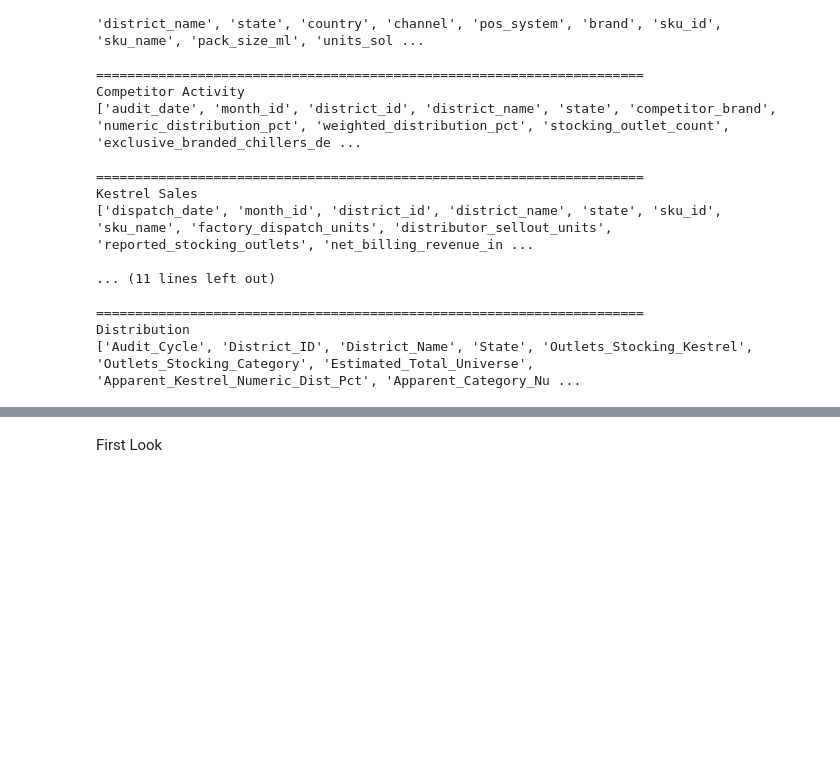
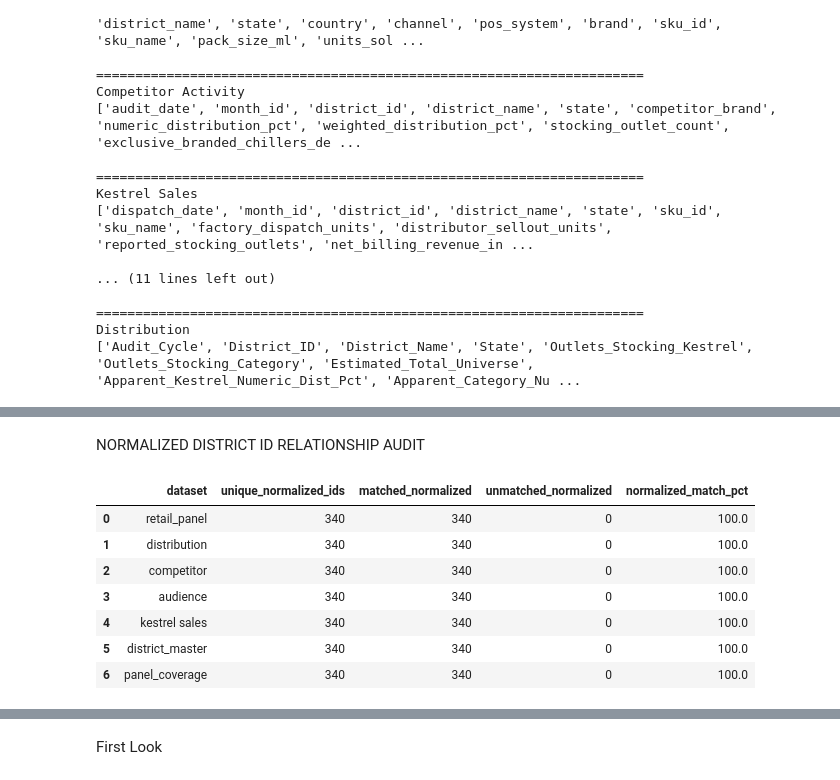
Before and after one commit to Sivahiteshreddy/Tailwyndz-Empty-On-The-Map, a Jupyter notebook: Notebooks/01_data_audit.ipynb, the cells around one changed output, grey strips where cells are left out. Drawn from its saved outputs; the diff is of its cells as text; code cells hidden in the pictures; blank space fills up the shorter version.

```diff
--- a/Notebooks/01_data_audit.ipynb
+++ b/Notebooks/01_data_audit.ipynb
@@ -127,0 +267,66 @@ Distribution
+# %% [markdown]
+NORMALIZED DISTRICT ID RELATIONSHIP AUDIT
+# %%
+# NORMALIZED DISTRICT ID RELATIONSHIP AUDIT
+def normalize_district_id(value):
+    if pd.isna(value):
+        return None
+
+    value = str(value).strip().upper()
+
+    # Handle numeric-only IDs: 3 -> DST_0003
+    if value.isdigit():
+        return f"DST_{int(value):04d}"
+
+    # Handle hyphen format: DST-0003 -> DST_0003
+    if value.startswith("DST-"):
+        value = value.replace("DST-", "DST_", 1)
+
+    return value
+
+
+normalized_master_ids = set(
+    district_master["District_Code"]
+    .map(normalize_district_id)
+    .dropna()
+)
+
+normalized_results = []
+
+for name, series in district_keys.items():
+
+    normalized_ids = set(
+        series
+        .map(normalize_district_id)
+        .dropna()
+    )
+
+    matched = normalized_ids.intersection(normalized_master_ids)
+    unmatched = normalized_ids - normalized_master_ids
+
+    normalized_results.append({
+        "dataset": name,
+        "unique_normalized_ids": len(normalized_ids),
+        "matched_normalized": len(matched),
+        "unmatched_normalized": len(unmatched),
+        "normalized_match_pct": round(
+            len(matched) / len(normalized_ids) * 100, 2
+        ) if len(normalized_ids) else 0
+    })
+
+normalized_relationship_audit = pd.DataFrame(normalized_results)
+
+display(
+    normalized_relationship_audit.sort_values(
+        "normalized_match_pct"
+    )
+)
+# %% [output]
+|  | dataset | unique_normalized_ids | matched_normalized | unmatched_normalized | normalized_match_pct |
+| 0 | retail_panel | 340 | 340 | 0 | 100.0 |
+| 1 | distribution | 340 | 340 | 0 | 100.0 |
+| 2 | competitor | 340 | 340 | 0 | 100.0 |
+| 3 | audience | 340 | 340 | 0 | 100.0 |
+| 4 | kestrel sales | 340 | 340 | 0 | 100.0 |
+| 5 | district_master | 340 | 340 | 0 | 100.0 |
+| 6 | panel_coverage | 340 | 340 | 0 | 100.0 |
```
Also changed, not shown: parts of 18 cells of this notebook, 1 other file.
